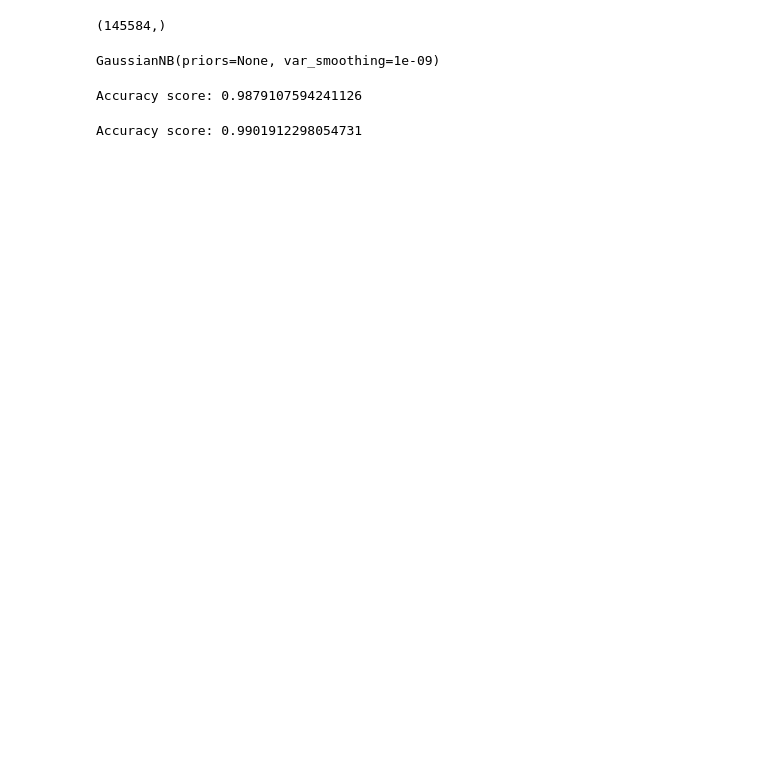
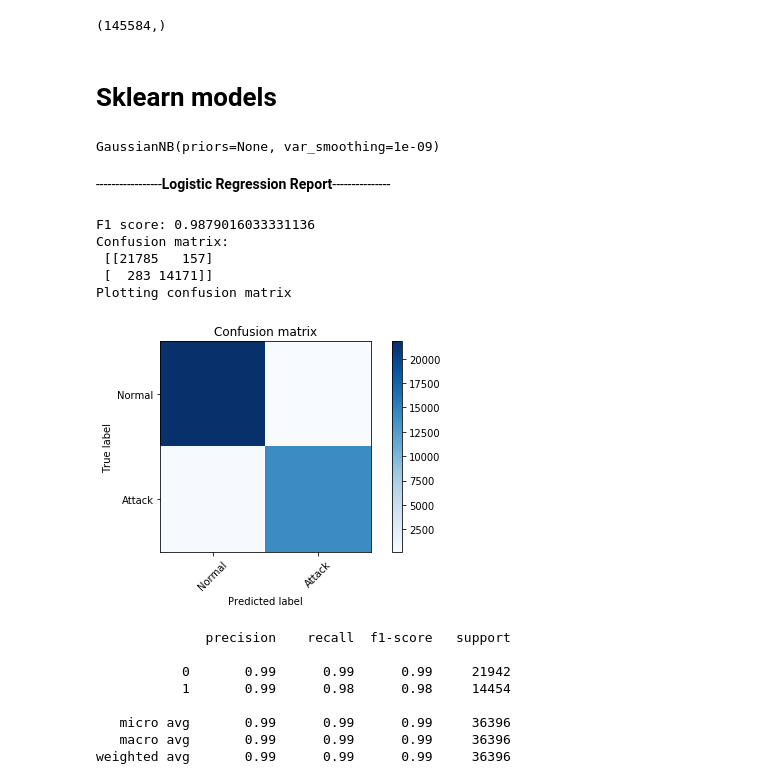
Before and after one commit to hgdangkhoi/Network-Intrusion-Detection-using-Neural-Nets, a Jupyter notebook: Khoi-Hoang_CSC215_MiniProject3.ipynb, the cells around one changed output. Cells and saved outputs as stored; diff of their text form; code cells hidden in the pictures; blank space fills up the shorter version.

Commit message:
Add confusion matrix, start nn model

```diff
--- a/Khoi-Hoang_CSC215_MiniProject3.ipynb
+++ b/Khoi-Hoang_CSC215_MiniProject3.ipynb
@@ -107,6 +108,10 @@ def plot_roc(pred,y):
     plt.title('Receiver Operating Characteristic (ROC)')
     plt.legend(loc="lower right")
     plt.show()
+
+# Print markdown style
+def printmd(string):
+    display(Markdown(string))
 # %%
 df = pd.read_csv('network_intrusion_data.csv')
 df.columns = [
@@ -283,6 +267,8 @@ output_data = df['outcome']
 output_data.shape
 # %% [output]
 (145584,)
+# %% [markdown]
+# Sklearn models
 # %%
 x_train, x_test, y_train, y_test = train_test_split(input_data, output_data, test_size=0.25, random_state=43)
 # %%
@@ -305,15 +291,33 @@ gnb = GaussianNB()
 gnb.fit(x_train, y_train)
 # %% [output]
 GaussianNB(priors=None, var_smoothing=1e-09)
-# %%
-y_pred_Logistic = logreg.predict(x_test)
-logistic_accuracy = metrics.accuracy_score(y_test, y_pred_Logistic)
-print("Accuracy score: {}".format(logistic_accuracy))
-# %% [output]
-Accuracy score: 0.9879107594241126
-# %%
-y_svc = svc.predict(x_test)
-svc_accuracy = metrics.accuracy_score(y_test, y_svc)
-print("Accuracy score: {}".format(svc_accuracy))
-# %% [output]
-Accuracy score: 0.9901912298054731
+# %%
+y_pred_Logistic = logreg.predict(x_test)
+logistic_f1 = metrics.f1_score(y_test, y_pred_Logistic, average= "weighted")
+logistic_cm = confusion_matrix(y_test, y_pred_Logistic)
+printmd("-----------------**Logistic Regression Report**---------------")
+print("F1 score: {}".format(logistic_f1))
+print("Confusion matrix: \n", logistic_cm)
+print('Plotting confusion matrix')
+
+plt.figure()
+plot_confusion_matrix(logistic_cm, ['Normal', 'Attack'])
+plt.show()
+
+print(classification_report(y_test, y_pred_Logistic))
+# %% [output]
+-----------------**Logistic Regression Report**---------------
+F1 score: 0.9879016033331136
+Confusion matrix:
+ [[21785   157]
+ [  283 14171]]
+Plotting confusion matrix
+[figure, added]
+              precision    recall  f1-score   support
+
+           0       0.99      0.99      0.99     21942
+           1       0.99      0.98      0.98     14454
+
+   micro avg       0.99      0.99      0.99     36396
+   macro avg       0.99      0.99      0.99     36396
+weighted avg       0.99      0.99      0.99     36396
```
Also changed, not shown: parts of 15 cells of this notebook.
